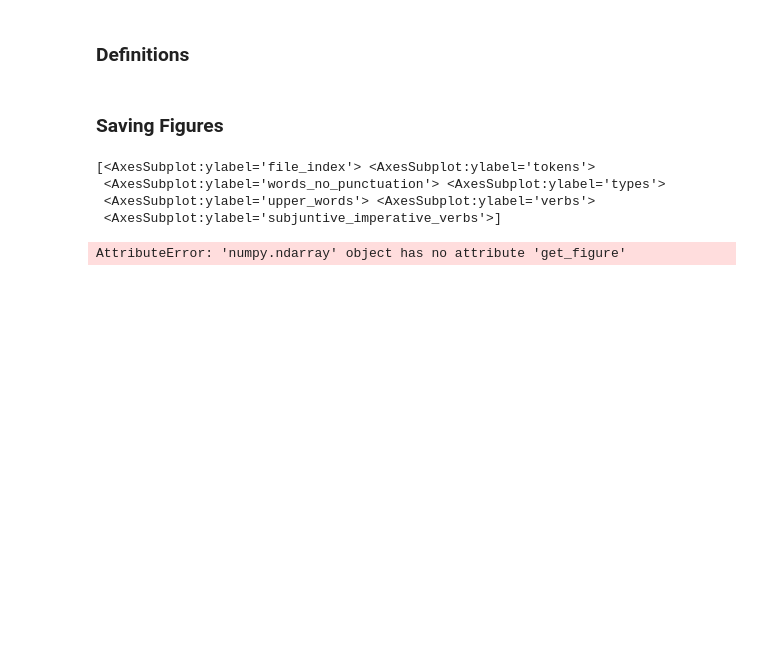
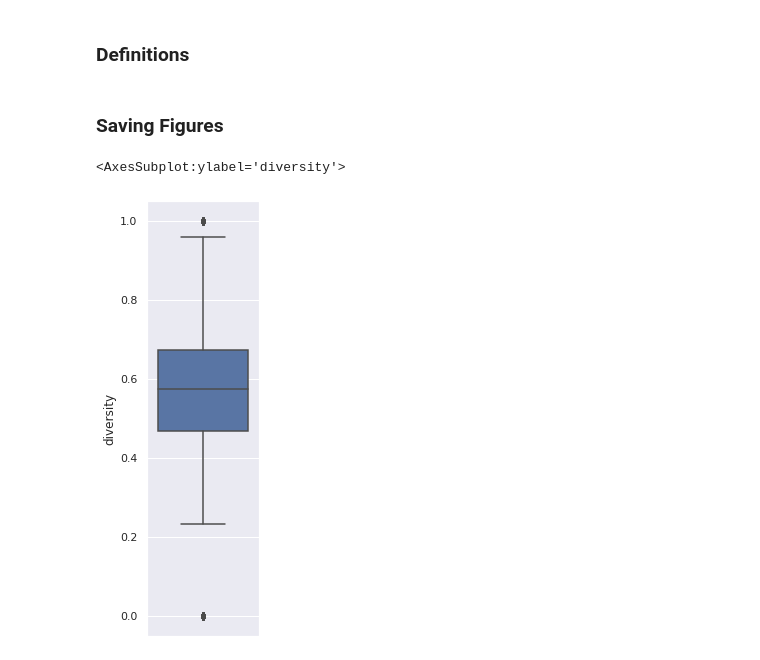
Before and after one commit to limagbz/fake-news-ptBR, a Jupyter notebook: notebooks/3 - Cleaning.ipynb, the cells around one changed output. Drawn from its saved outputs; the diff is of its cells as text; code cells hidden in the pictures; blank space fills up the shorter version.

```diff
--- a/notebooks/3 - Cleaning.ipynb
+++ b/notebooks/3 - Cleaning.ipynb
@@ -469,7 +469,15 @@ data_df.to_csv(PROCESSED_DATA_FOLDER/"fake_true_news_cleaned.csv")
 ### Definitions
 # %% [markdown]
 ### Saving Figures
+# %%
+
+sns.boxplot(y=col, data=data_df[CONTINUOUS_VARIABLES])
+# %% [output]
+<AxesSubplot:ylabel='diversity'>
+[figure, added]
 # %%
+%%capture
+
 # # Missing Values (TODO: Arrumar essa imagem)
 # msno_axis.xaxis.set_tick_params(labelsize=AXIS_FONT_SIZE)
 # msno_axis.yaxis.set_tick_params(labelsize=AXIS_FONT_SIZE)
@@ -481,15 +489,11 @@ data_df.to_csv(PROCESSED_DATA_FOLDER/"fake_true_news_cleaned.csv")
 # boxplot_fig.set_size_inches(LARGE_FIG_WIDTH_INCHES, LARGE_FIG_HEIGHT_INCHES_16_9)
 # boxplot_fig.savefig(FIGURES_PATH / f'all_boxplots.jpg', dpi=DPI, bbox_inches='tight')
 
-# # Individual BoxPlots
-# BOXPLOT_FIGURES_PATH = FIGURES_PATH / 'boxplots'
-# BOXPLOT_FIGURES_PATH.mkdir(exist_ok=True, parents=True)
+# Individual BoxPlots
+BOXPLOT_FIGURES_PATH = FIGURES_PATH / 'boxplots'
+BOXPLOT_FIGURES_PATH.mkdir(exist_ok=True, parents=True)
 
-# for ax in boxplot_axes:
-#     ax.get_figure().savefig(BOXPLOT_FIGURES_PATH/ax.get_title(), dpi=DPI, bbox_inches='tight')
+for col in CONTINUOUS_VARIABLES:
+    fig = plt.figure()
+    sns.boxplot(y=col, data=data_df[CONTINUOUS_VARIABLES])
+    fig.savefig(BOXPLOT_FIGURES_PATH/f'box_{col}.png', dpi=600, bbox_inches='tight')
-# %% [output]
-[<AxesSubplot:ylabel='file_index'> <AxesSubplot:ylabel='tokens'>
- <AxesSubplot:ylabel='words_no_punctuation'> <AxesSubplot:ylabel='types'>
- <AxesSubplot:ylabel='upper_words'> <AxesSubplot:ylabel='verbs'>
- <AxesSubplot:ylabel='subjuntive_imperative_verbs'>]
-AttributeError: 'numpy.ndarray' object has no attribute 'get_figure'
```
Also changed, not shown: parts of 3 cells of this notebook, 25 other files.
